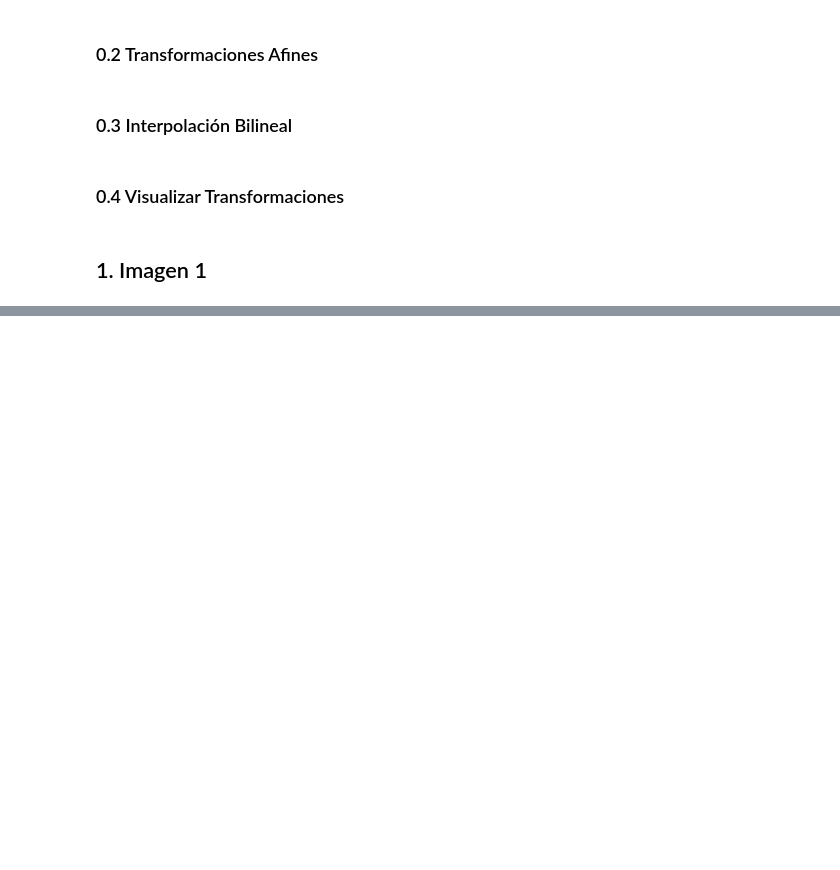
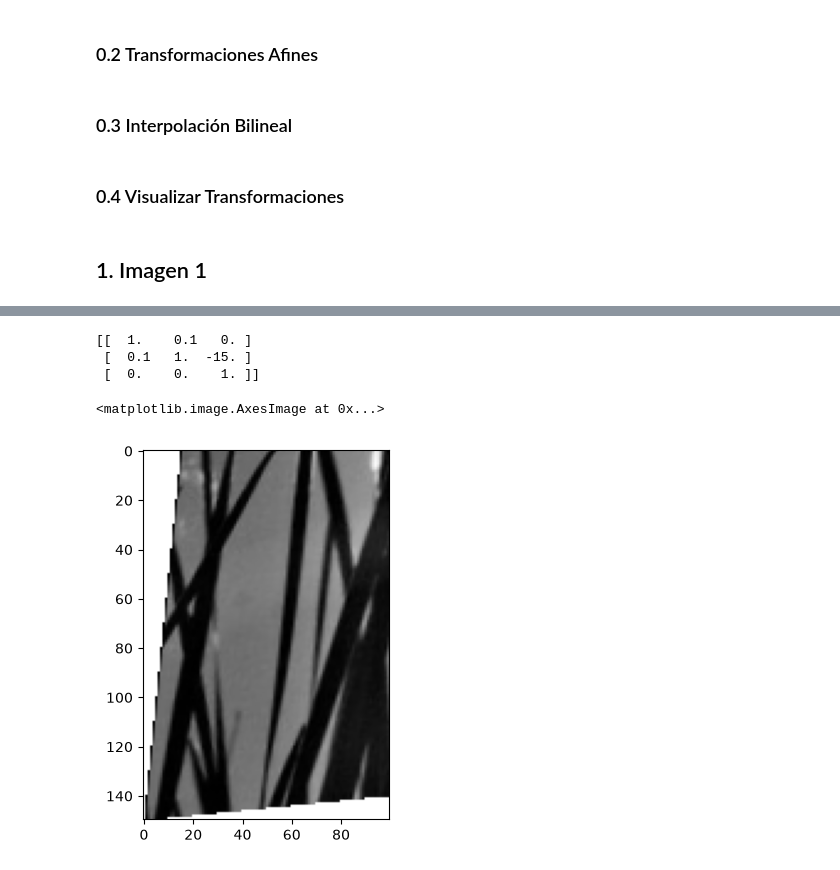
Before and after one commit to alexisuaguilaru/ProcDigImg, a Jupyter notebook: Proy03/proyecto.ipynb, the cells around one changed output, grey strips where cells are left out. Drawn from its saved outputs; the diff is of its cells as text; code cells hidden in the pictures; blank space fills up the shorter version.

```diff
--- a/Proy03/proyecto.ipynb
+++ b/Proy03/proyecto.ipynb
@@ -51,8 +51,8 @@ def translation_matrix(
     """
 
     matrix = np.array([
-        [1, 0, x_move],
-        [0, 1, y_move],
+        [1, 0, -y_move],
+        [0, 1, x_move],
         [0, 0, 1]
     ], dtype=float)
     return matrix
@@ -313,0 +472,40 @@ def save_plot(
+# %%
+def inverse_shearing_matrix(
+        shift_x: float = 0,
+        shift_y: float = 0,
+        img_y: float = 0,
+    ) -> np.ndarray:
+    inverse_shearing = np.array([
+        [1, shift_x, 0],
+        [shift_y, 1, 0],
+        [0, 0, 1]
+    ])
+    inverse_translation = translation_matrix(-img_y*shift_y)
+    return inverse_translation@inverse_shearing
+
+inv_ope = inverse_shearing_matrix(
+    shift_x = 0.,
+    shift_y = 0.1,
+    img_y = image_1.shape[0],
+)
+
+image_result = apply_affine_transformation(
+    image_1,
+    # inv_ope,
+    # x_move = 25,
+    # y_move = 25,
+    # angle = np.pi/2,
+    # reflect_x = True,
+    # reflect_y = True,
+    # scale_x = 1,
+    # scale_y = 1.5,
+    # shift_x = 0.1,
+    # shift_y = 0.1,
+)
+plt.imshow(image_result, "gray")
+# %% [output]
+[[  1.    0.1   0. ]
+ [  0.1   1.  -15. ]
+ [  0.    0.    1. ]]
+<matplotlib.image.AxesImage at 0x...>
+[figure, added]
```
Also changed, not shown: parts of 9 cells of this notebook.
